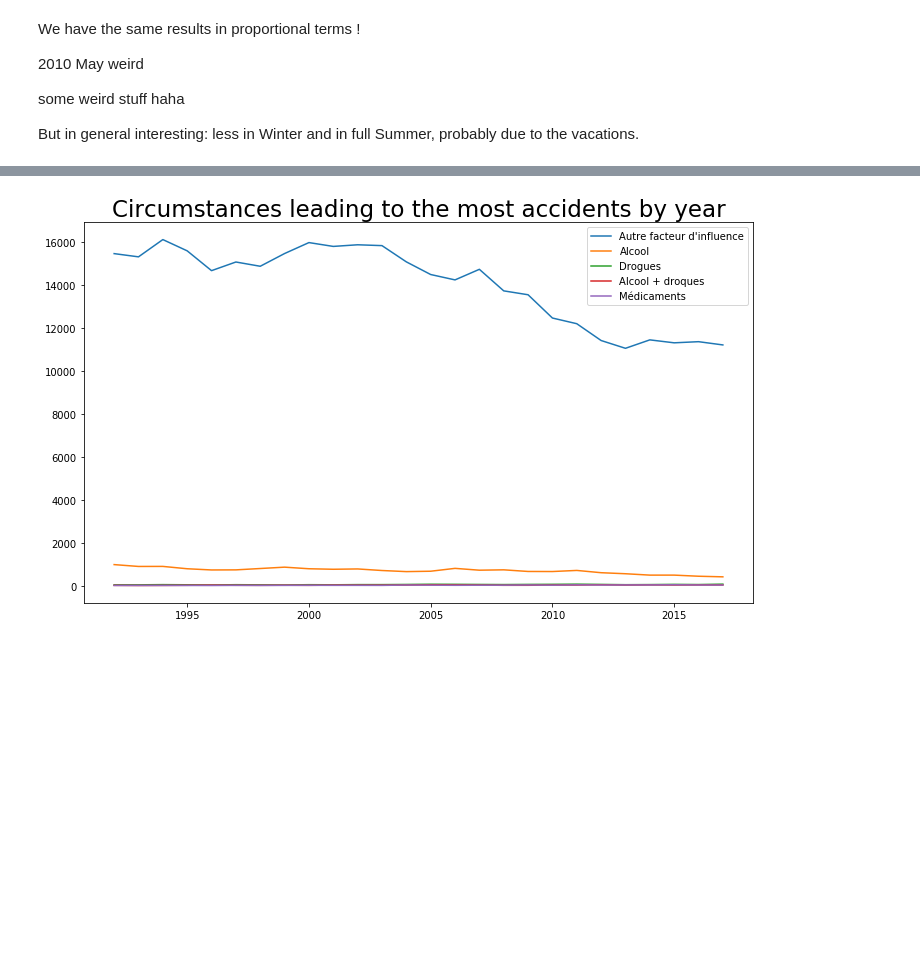
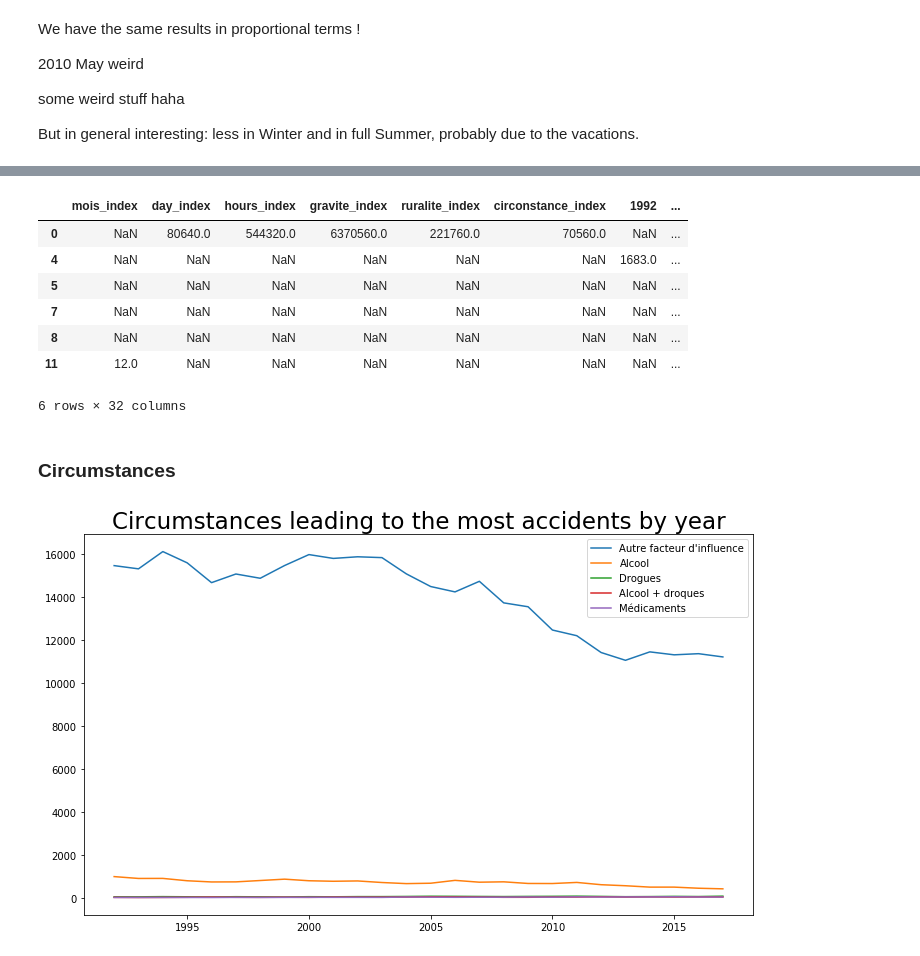
Before and after one commit to epfl-ada-2018/project-pizzafels, a Jupyter notebook: Working Notebooks/0. Correlations.ipynb, the cells around one changed output, grey strips where cells are left out. Saved outputs shown, nothing was run; the diff lists cells and outputs as text; code cells hidden in the pictures; blank space fills up the shorter version.

```diff
--- a/Working Notebooks/0. Correlations.ipynb
+++ b/Working Notebooks/0. Correlations.ipynb
@@ -597,3 +616,16 @@ But in general interesting: less in Winter and in full Summer, probably due to t
+# %%
+monthly_basis
+# %% [output]
+|  | mois_index | day_index | hours_index | gravite_index | ruralite_index | circonstance_index | 1992 | ... |
+| 0 | NaN | 80640.0 | 544320.0 | 6370560.0 | 221760.0 | 70560.0 | NaN | ... |
+| 4 | NaN | NaN | NaN | NaN | NaN | NaN | 1683.0 | ... |
+| 5 | NaN | NaN | NaN | NaN | NaN | NaN | NaN | ... |
+| 7 | NaN | NaN | NaN | NaN | NaN | NaN | NaN | ... |
+| 8 | NaN | NaN | NaN | NaN | NaN | NaN | NaN | ... |
+| 11 | 12.0 | NaN | NaN | NaN | NaN | NaN | NaN | ... |
+6 rows × 32 columns
+# %% [markdown]
+### Circumstances
 # %%
 df_Accident_circonstances.circonstance.unique()
 
```
Also changed, not shown: parts of 1 cell of this notebook.
